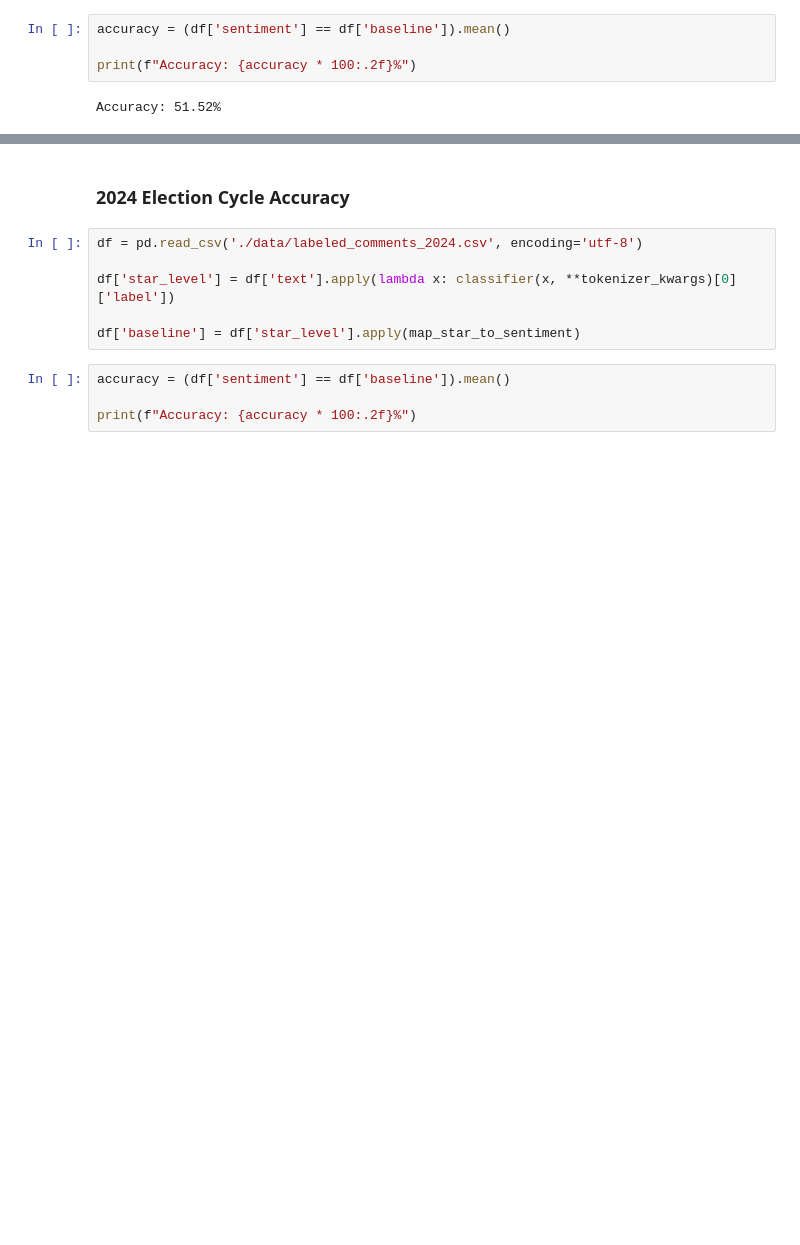
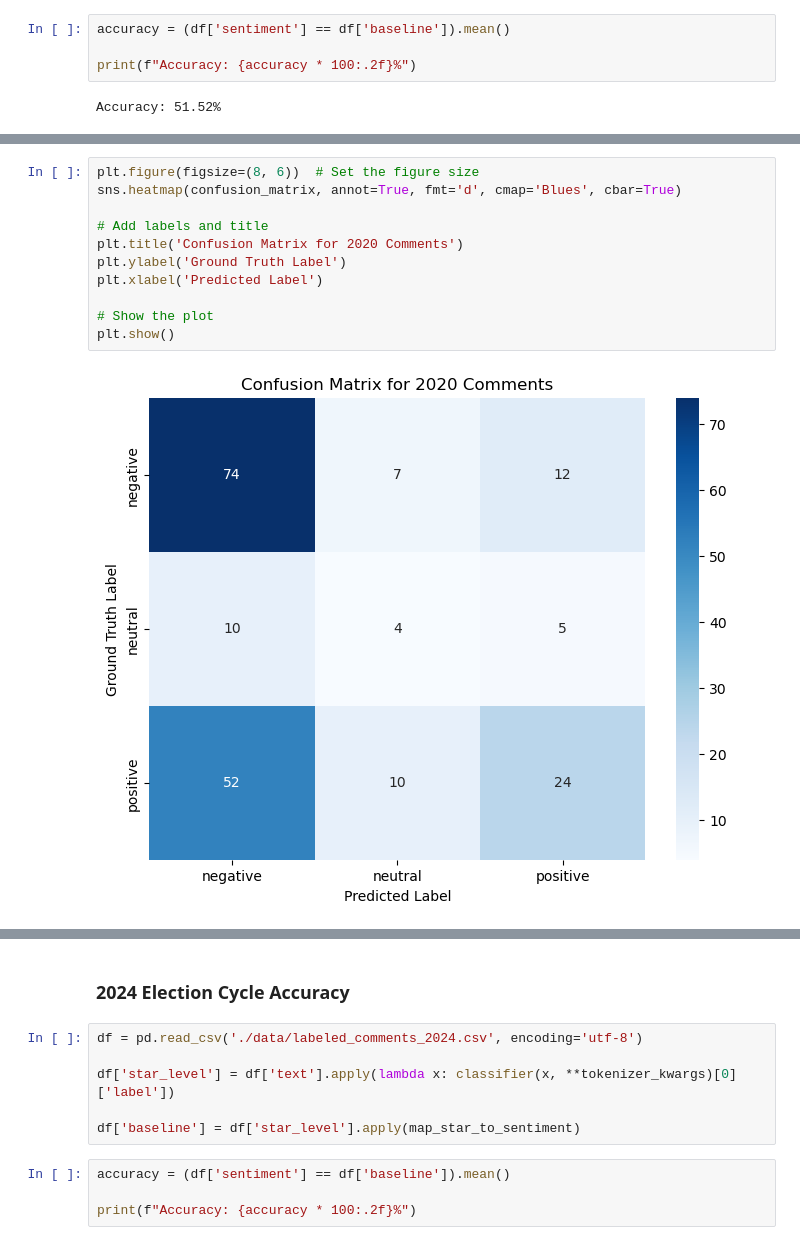
Before and after one commit to gckang/nlp-reddit-election-posts-proj, a Jupyter notebook: baseline_bert.ipynb, the cells around one changed output, grey strips where cells are left out. Drawn from its saved outputs; the diff is of its cells as text; blank space fills up the shorter version.

```diff
--- a/baseline_bert.ipynb
+++ b/baseline_bert.ipynb
@@ -54,0 +95,13 @@ Accuracy: 51.52%
+# %%
+plt.figure(figsize=(8, 6))  # Set the figure size
+sns.heatmap(confusion_matrix, annot=True, fmt='d', cmap='Blues', cbar=True)
+
+# Add labels and title
+plt.title('Confusion Matrix for 2020 Comments')
+plt.ylabel('Ground Truth Label')
+plt.xlabel('Predicted Label')
+
+# Show the plot
+plt.show()
+# %% [output]
+[figure, added]
```
Also changed, not shown: parts of 11 cells of this notebook, 12 other files.
